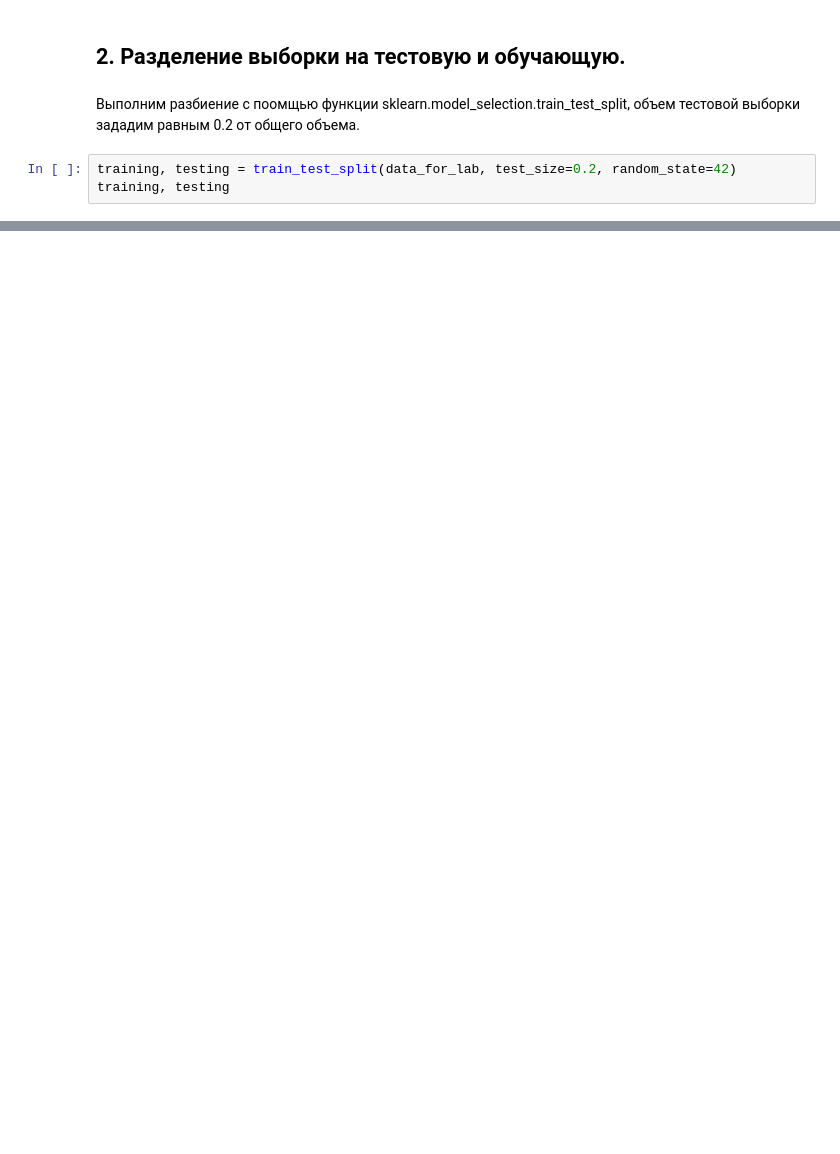
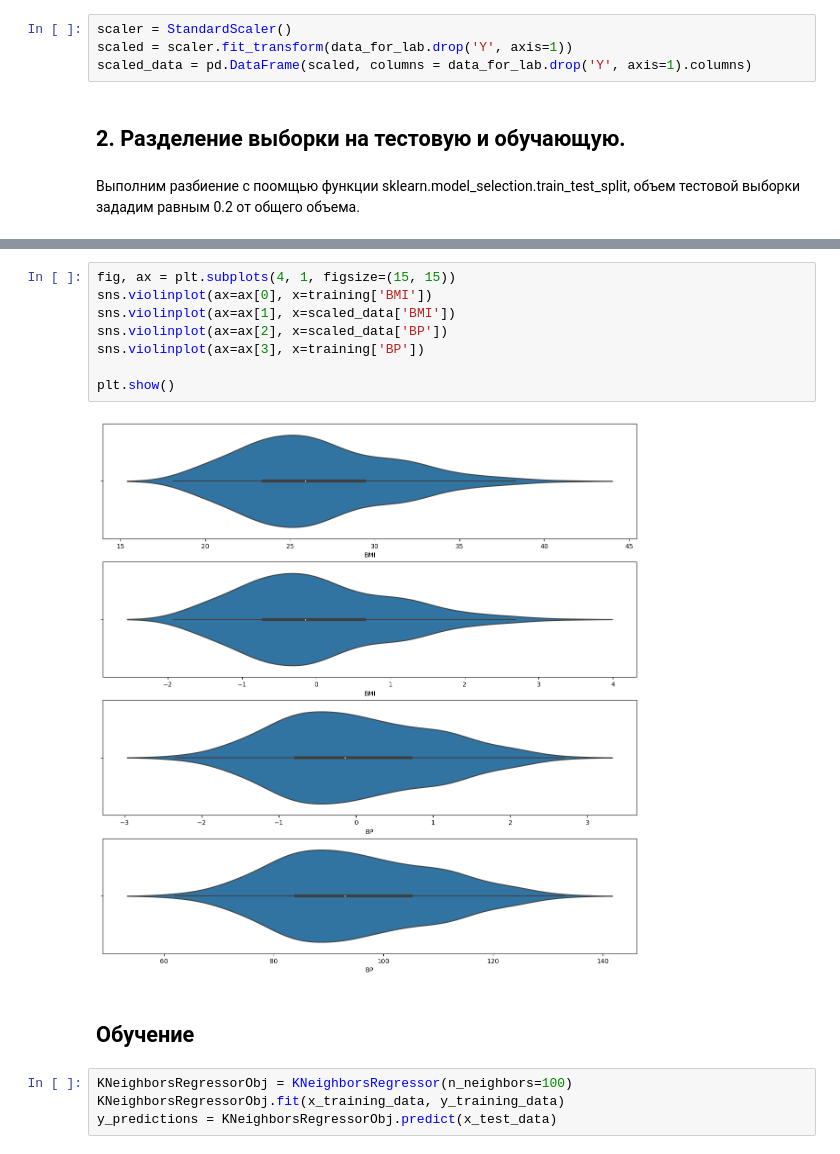
Before and after one commit to KZLZG/TML, a Jupyter notebook: Lab3/lab-3.ipynb, the cells around one changed output, grey strips where cells are left out. Saved outputs shown, nothing was run; the diff lists cells and outputs as text; blank space fills up the shorter version.

```diff
--- a/Lab3/lab-3.ipynb
+++ b/Lab3/lab-3.ipynb
@@ -68,7 +58,8 @@ plt.show()
+# %%
+scaler = StandardScaler()
+scaled = scaler.fit_transform(data_for_lab.drop('Y', axis=1))
+scaled_data = pd.DataFrame(scaled, columns = data_for_lab.drop('Y', axis=1).columns)
 # %% [markdown]
 ## 2. Разделение выборки на тестовую и обучающую.
 # %% [markdown]
 Выполним разбиение с поомщью функции sklearn.model_selection.train_test_split, объем тестовой выборки зададим равным 0.2 от общего объема.
-# %%
-training, testing = train_test_split(data_for_lab, test_size=0.2, random_state=42)
-training, testing
@@ -92,0 +78,16 @@ training, testing
+# %%
+fig, ax = plt.subplots(4, 1, figsize=(15, 15))
+sns.violinplot(ax=ax[0], x=training['BMI'])
+sns.violinplot(ax=ax[1], x=scaled_data['BMI'])
+sns.violinplot(ax=ax[2], x=scaled_data['BP'])
+sns.violinplot(ax=ax[3], x=training['BP'])
+
+plt.show()
+# %% [output]
+[figure, added]
+# %% [markdown]
+## Обучение
+# %%
+KNeighborsRegressorObj = KNeighborsRegressor(n_neighbors=100)
+KNeighborsRegressorObj.fit(x_training_data, y_training_data)
+y_predictions = KNeighborsRegressorObj.predict(x_test_data)
```
Also changed, not shown: parts of 8 cells of this notebook.
